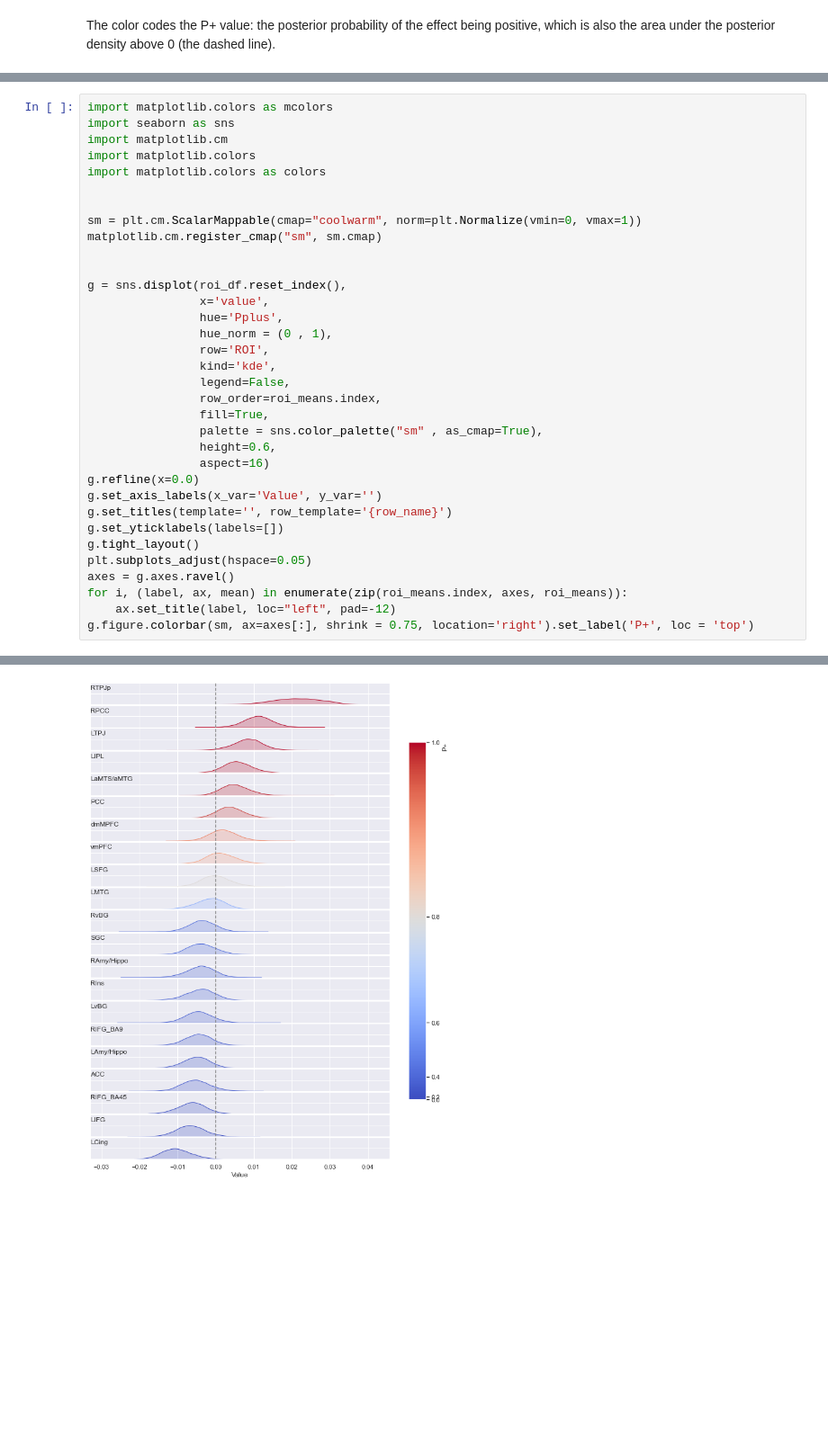
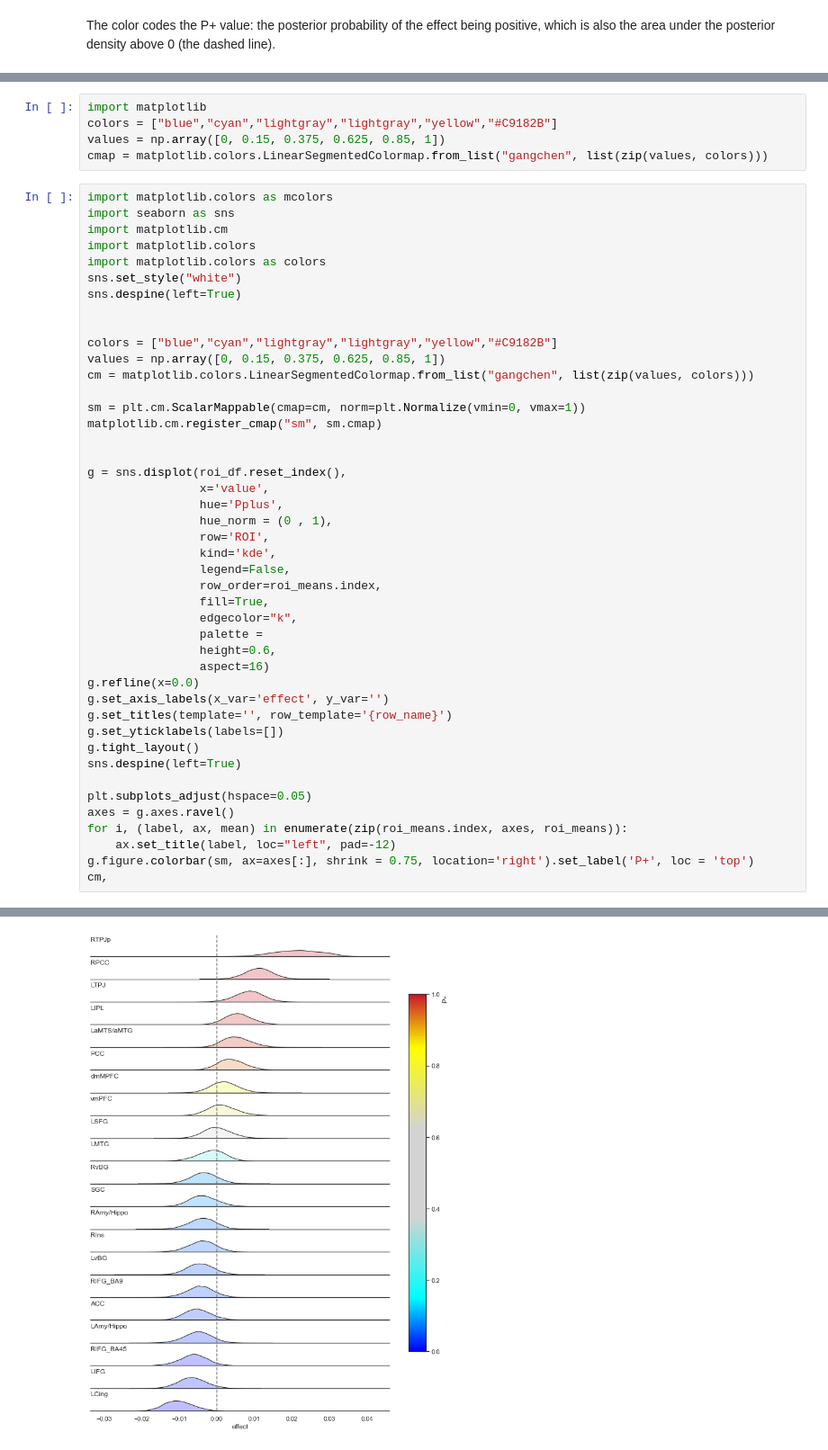
Before and after one commit to crnolan/pyrba, a Jupyter notebook: running-an-rba-model-w-PyMC.ipynb, the cells around one changed output, grey strips where cells are left out. Shown at 90% size. Drawn from its saved outputs; the diff is of its cells as text; blank space fills up the shorter version.

Commit message:
feat: black line in plot + white background

```diff
--- a/running-an-rba-model-w-PyMC.ipynb
+++ b/running-an-rba-model-w-PyMC.ipynb
@@ -201,13 +201,24 @@ roi_df
 336000 rows × 2 columns
+# %%
+import matplotlib
+colors = ["blue","cyan","lightgray","lightgray","yellow","#C9182B"]
+values = np.array([0, 0.15, 0.375, 0.625, 0.85, 1])
+cmap = matplotlib.colors.LinearSegmentedColormap.from_list("gangchen", list(zip(values, colors)))
 # %%
 import matplotlib.colors as mcolors
 import seaborn as sns
 import matplotlib.cm
 import matplotlib.colors
 import matplotlib.colors as colors
+sns.set_style("white")
+sns.despine(left=True)
 
 
-sm = plt.cm.ScalarMappable(cmap="coolwarm", norm=plt.Normalize(vmin=0, vmax=1))
+colors = ["blue","cyan","lightgray","lightgray","yellow","#C9182B"]
+values = np.array([0, 0.15, 0.375, 0.625, 0.85, 1])
+cm = matplotlib.colors.LinearSegmentedColormap.from_list("gangchen", list(zip(values, colors)))
+
+sm = plt.cm.ScalarMappable(cmap=cm, norm=plt.Normalize(vmin=0, vmax=1))
 matplotlib.cm.register_cmap("sm", sm.cmap)
 
 
@@ -220,17 +231,21 @@ g = sns.displot(roi_df.reset_index(),
                 legend=False,
                 row_order=roi_means.index,
                 fill=True,
-                palette = sns.color_palette("sm" , as_cmap=True),
+                edgecolor="k",
+                palette =
                 height=0.6,
                 aspect=16)
 g.refline(x=0.0)
-g.set_axis_labels(x_var='Value', y_var='')
+g.set_axis_labels(x_var='effect', y_var='')
 g.set_titles(template='', row_template='{row_name}')
 g.set_yticklabels(labels=[])
 g.tight_layout()
+sns.despine(left=True)
+
 plt.subplots_adjust(hspace=0.05)
 axes = g.axes.ravel()
 for i, (label, ax, mean) in enumerate(zip(roi_means.index, axes, roi_means)):
     ax.set_title(label, loc="left", pad=-12)
 g.figure.colorbar(sm, ax=axes[:], shrink = 0.75, location='right').set_label('P+', loc = 'top')
+cm,
 # %% [output]
@@ -237 +253 @@ g.figure.colorbar(sm, ax=axes[:], shrink = 0.75, location='right').set_label('P+
-[figure, old version]
+[figure, new version]
```
Also changed, not shown: parts of 7 cells of this notebook, 1 other file.
